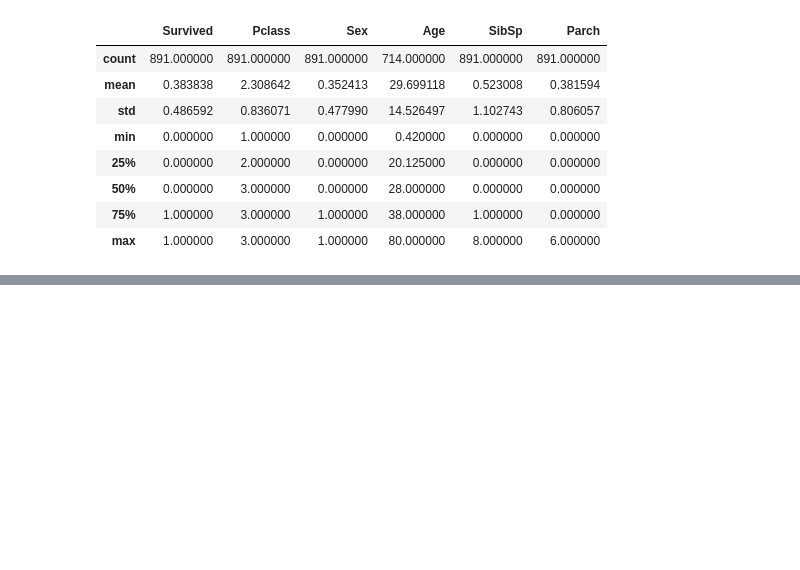
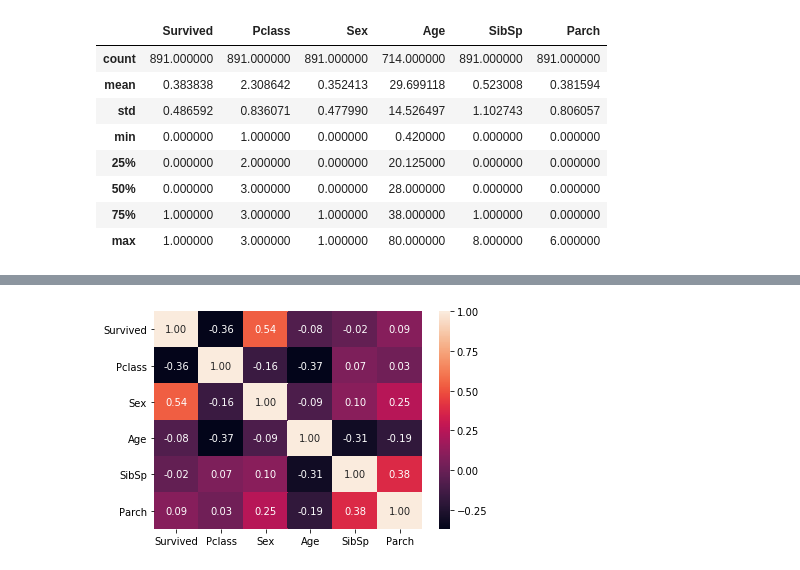
Before and after one commit to MatheusGSantos/AI, a Jupyter notebook: Projeto 1/Prova 2.ipynb, the cells around one changed output, grey strips where cells are left out. Cells and saved outputs as stored; diff of their text form; code cells hidden in the pictures; blank space fills up the shorter version.

```diff
--- a/Projeto 1/Prova 2.ipynb
+++ b/Projeto 1/Prova 2.ipynb
@@ -71,0 +87,9 @@ Analisando o estado atual do Dataframe, observa-se que o atributo "Age" possui m
+# %%
+# Compare dataframe with and without missing data rows
+
+# m_df will be titanic_dataframe.Survived without missing values
+m_df = titanic_dataframe.dropna(axis=0)
+m_df = np.array(m_df.Survived)
+
+# dtf will be a copy of titanic_dataframe.Survived
+df = np.array(titanic_dataframe.Survived)
@@ -71,0 +138,13 @@ Analisando o estado atual do Dataframe, observa-se que o atributo "Age" possui m
+# %%
+titanic_dataframe = titanic_dataframe.dropna(axis=0)
+
+# Normalizing dataframe
+def normalize_df(df):
+    d_values = df.values
+    min_max_scaler = preprocessing.MinMaxScaler()
+    d_values_scaled = min_max_scaler.fit_transform(d_values)
+    df_norm = pd.DataFrame(d_values_scaled, columns=df.columns)
+    return df_norm
+
+titanic_dataframe_norm = normalize_df(titanic_dataframe)
+titanic_dataframe_norm.sample(5)
@@ -71,0 +158,6 @@ Analisando o estado atual do Dataframe, observa-se que o atributo "Age" possui m
+# %%
+# Correlation Matrix
+sns.heatmap(titanic_dataframe_norm.corr(), annot=True, fmt=".2f")
+plt.show()
+# %% [output]
+[figure, added]
```
Also changed, not shown: parts of 26 cells of this notebook.
